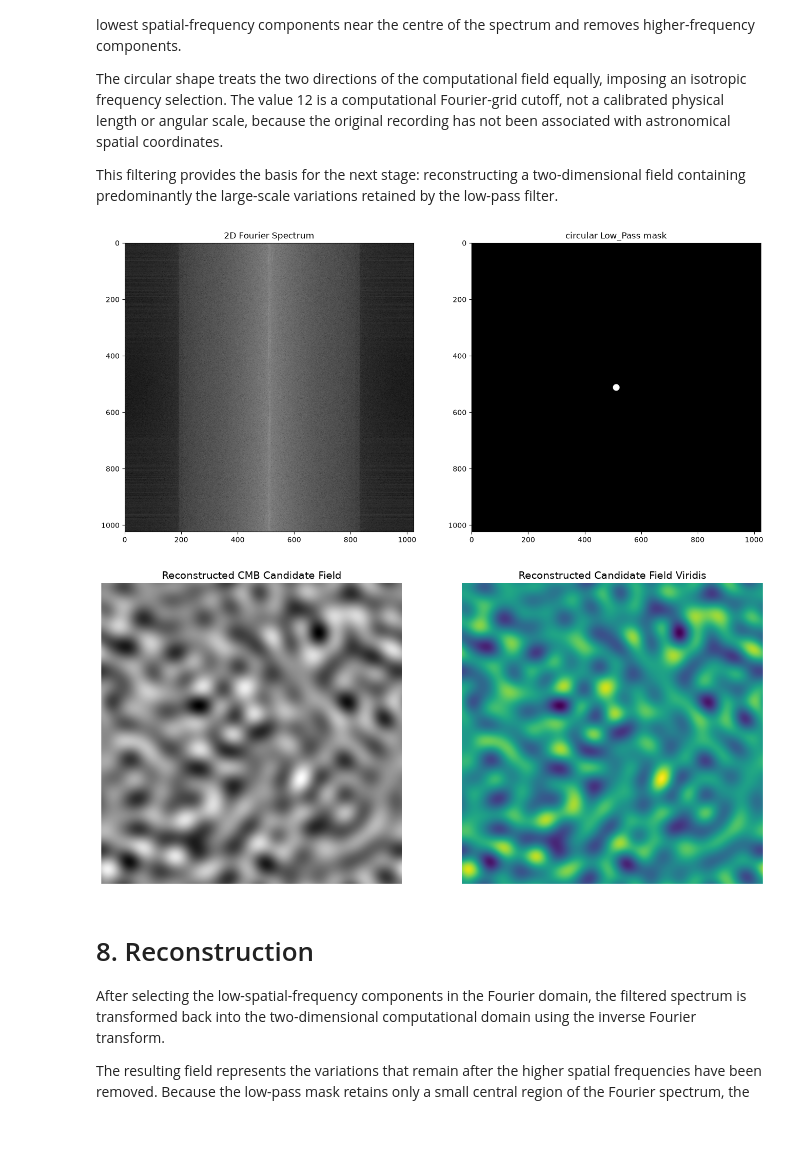
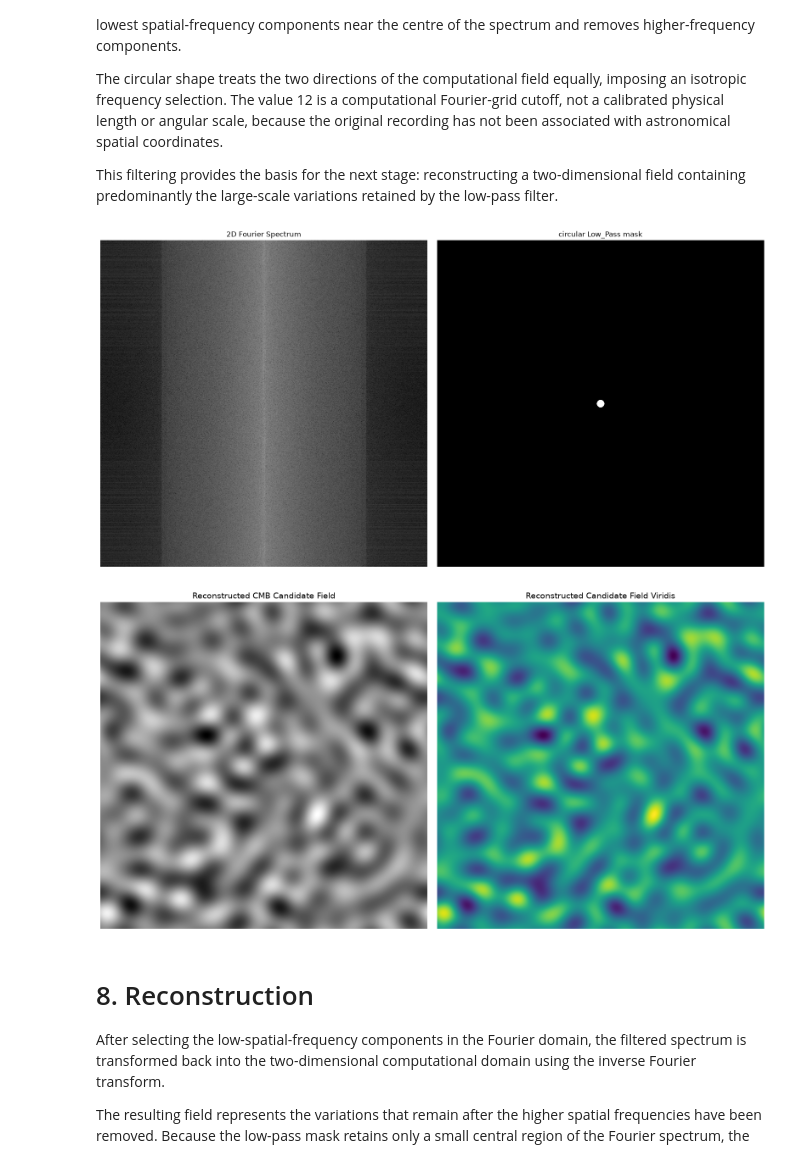
Before and after one commit to nikolozinikvashvili/Final_Project_GUI, a Jupyter notebook: Final_Project.ipynb, the cells around one changed output. Cells and saved outputs as stored; diff of their text form; code cells hidden in the pictures; blank space fills up the shorter version.

Commit message:
Improve reconstruction figure layout

```diff
--- a/Final_Project.ipynb
+++ b/Final_Project.ipynb
@@ -117,12 +117,14 @@ The circular shape treats the two directions of the computational field equally,
 
 This filtering provides the basis for the next stage: reconstructing a two-dimensional field containing predominantly the large-scale variations retained by the low-pass filter.
 # %%
-from reconstruction import reconstruct
+import importlib
+import reconstruction
 
-reconstruct(project)
+importlib.reload(reconstruction)
+reconstruction.reconstruct(project)
 # %% [output]
-[figure, old version]
+[figure, new version]
-[figure, old version]
+[figure, new version]
 # %% [markdown]
 # 8. Reconstruction
 
```
Also changed, not shown: 1 other file.
